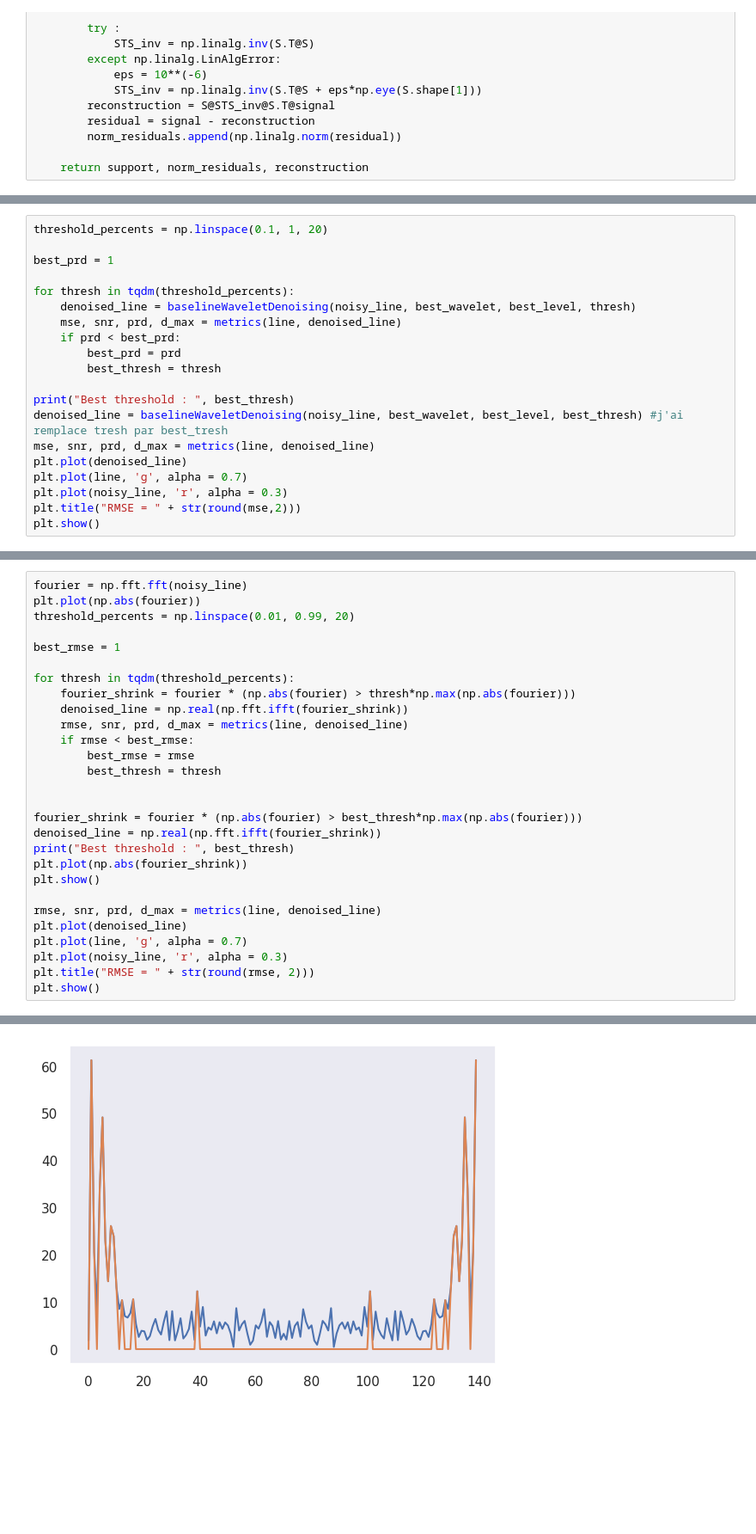
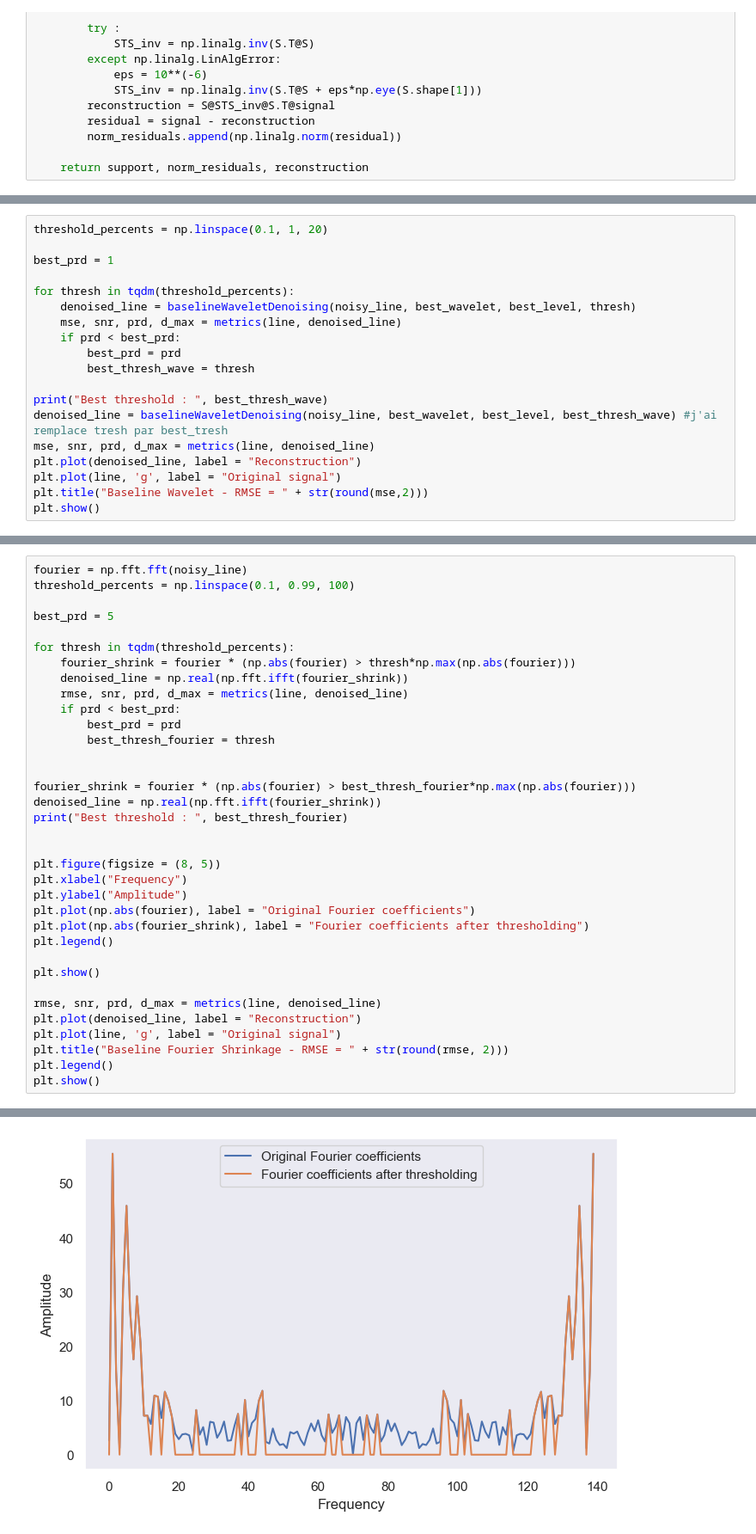
Before and after one commit to meilame-tayebjee/Wavelet-Denoising, a Jupyter notebook: ECG-noising-denoising.ipynb, the cells around one changed output, grey strips where cells are left out. Shown: that part at 86% size. Saved outputs shown, nothing was run; the diff lists cells and outputs as text; blank space fills up the shorter version.

```diff
--- a/ECG-noising-denoising.ipynb
+++ b/ECG-noising-denoising.ipynb
@@ -287,15 +287,14 @@ for thresh in tqdm(threshold_percents):
     mse, snr, prd, d_max = metrics(line, denoised_line)
     if prd < best_prd:
         best_prd = prd
-        best_thresh = thresh
+        best_thresh_wave = thresh
 
-print("Best threshold : ", best_thresh)
-denoised_line = baselineWaveletDenoising(noisy_line, best_wavelet, best_level, best_thresh) #j'ai remplace tresh par best_tresh
+print("Best threshold : ", best_thresh_wave)
+denoised_line = baselineWaveletDenoising(noisy_line, best_wavelet, best_level, best_thresh_wave) #j'ai remplace tresh par best_tresh
 mse, snr, prd, d_max = metrics(line, denoised_line)
-plt.plot(denoised_line)
-plt.plot(line, 'g', alpha = 0.7)
-plt.plot(noisy_line, 'r', alpha = 0.3)
-plt.title("RMSE = " + str(round(mse,2)))
+plt.plot(denoised_line, label = "Reconstruction")
+plt.plot(line, 'g', label = "Original signal")
+plt.title("Baseline Wavelet - RMSE = " + str(round(mse,2)))
 plt.show()
 # %% [output]
 Best threshold :  0.33684210526315794
@@ -303,29 +302,36 @@ Best threshold :  0.33684210526315794
 # %%
 fourier = np.fft.fft(noisy_line)
-plt.plot(np.abs(fourier))
-threshold_percents = np.linspace(0.01, 0.99, 20)
+threshold_percents = np.linspace(0.1, 0.99, 100)
 
-best_rmse = 1
+best_prd = 5
 
 for thresh in tqdm(threshold_percents):
     fourier_shrink = fourier * (np.abs(fourier) > thresh*np.max(np.abs(fourier)))
     denoised_line = np.real(np.fft.ifft(fourier_shrink))
     rmse, snr, prd, d_max = metrics(line, denoised_line)
-    if rmse < best_rmse:
-        best_rmse = rmse
-        best_thresh = thresh
+    if prd < best_prd:
+        best_prd = prd
+        best_thresh_fourier = thresh
 
 
-fourier_shrink = fourier * (np.abs(fourier) > best_thresh*np.max(np.abs(fourier)))
+fourier_shrink = fourier * (np.abs(fourier) > best_thresh_fourier*np.max(np.abs(fourier)))
 denoised_line = np.real(np.fft.ifft(fourier_shrink))
-print("Best threshold : ", best_thresh)
-plt.plot(np.abs(fourier_shrink))
+print("Best threshold : ", best_thresh_fourier)
+
+
+plt.figure(figsize = (8, 5))
+plt.xlabel("Frequency")
+plt.ylabel("Amplitude")
+plt.plot(np.abs(fourier), label = "Original Fourier coefficients")
+plt.plot(np.abs(fourier_shrink), label = "Fourier coefficients after thresholding")
+plt.legend()
+
 plt.show()
 
 rmse, snr, prd, d_max = metrics(line, denoised_line)
-plt.plot(denoised_line)
-plt.plot(line, 'g', alpha = 0.7)
-plt.plot(noisy_line, 'r', alpha = 0.3)
-plt.title("RMSE = " + str(round(rmse, 2)))
+plt.plot(denoised_line, label = "Reconstruction")
+plt.plot(line, 'g', label = "Original signal")
+plt.title("Baseline Fourier Shrinkage - RMSE = " + str(round(rmse, 2)))
+plt.legend()
 plt.show()
 # %% [output]
@@ -333 +339 @@ Best threshold :  0.16473684210526315
-[figure, old version]
+[figure, new version]
```
Also changed, not shown: parts of 24 cells of this notebook, 5 other files.
